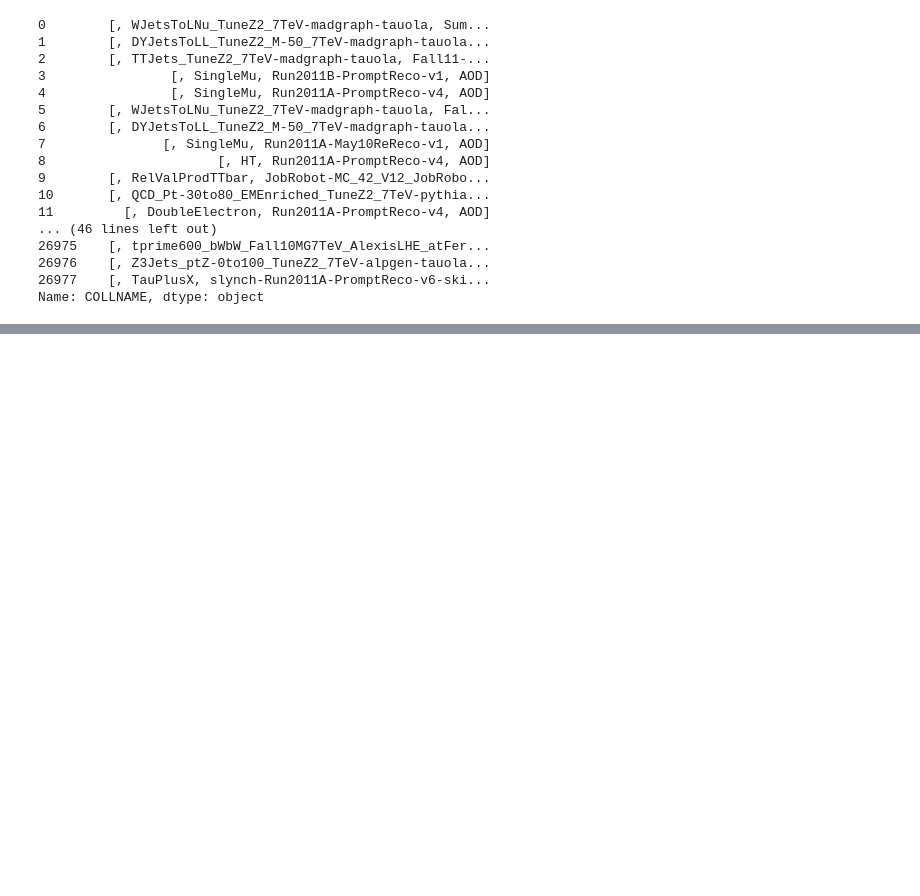
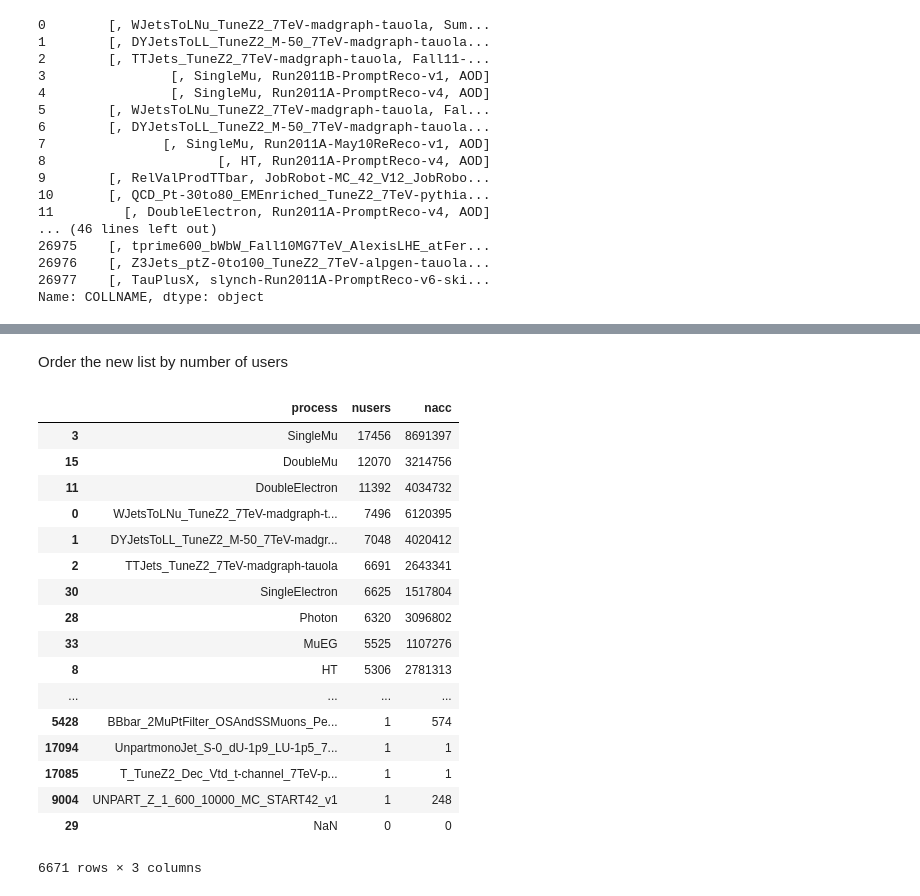
Before and after one commit to katilp/cms-data-popularity, a Jupyter notebook: compare-data-popularity.ipynb, the cells around one changed output, grey strips where cells are left out. Cells and saved outputs as stored; diff of their text form; code cells hidden in the pictures; blank space fills up the shorter version.

```diff
--- a/compare-data-popularity.ipynb
+++ b/compare-data-popularity.ipynb
@@ -261,0 +327,2 @@ new_df.head()
+# %%
+df_byprocess = pd.DataFrame({'process': new_df['process']})
@@ -261,0 +341,2 @@ new_df.head()
+# %%
+df_byprocess = df_byprocess.drop_duplicates()
@@ -261,0 +351,9 @@ new_df.head()
+# %%
+nusers = []
+nacc = []
+for index, row in df_byprocess.iterrows():
+#    print(row['process'],
+#        sum(new_df['NUSERS'].loc[new_df['process'] == df_byprocess['process'][index]]),
+#        sum(new_df['NACC'].loc[new_df['process'] == df_byprocess['process'][index]]))
+    nusers.append(sum(new_df['NUSERS'].loc[new_df['process'] == df_byprocess['process'][index]]))
+    nacc.append(sum(new_df['NACC'].loc[new_df['process'] == df_byprocess['process'][index]]))
@@ -261,0 +362,5 @@ new_df.head()
+# %%
+df_byprocess['nusers'] = nusers
+df_byprocess['nacc'] = nacc
+
+df_byprocess.head(6)
@@ -261,0 +375,23 @@ new_df.head()
+# %% [markdown]
+Order the new list by number of users
+# %%
+df_byprocess.sort_values('nusers',ascending=False)
+# %% [output]
+|  | process | nusers | nacc |
+| 3 | SingleMu | 17456 | 8691397 |
+| 15 | DoubleMu | 12070 | 3214756 |
+| 11 | DoubleElectron | 11392 | 4034732 |
+| 0 | WJetsToLNu_TuneZ2_7TeV-madgraph-t... | 7496 | 6120395 |
+| 1 | DYJetsToLL_TuneZ2_M-50_7TeV-madgr... | 7048 | 4020412 |
+| 2 | TTJets_TuneZ2_7TeV-madgraph-tauola | 6691 | 2643341 |
+| 30 | SingleElectron | 6625 | 1517804 |
+| 28 | Photon | 6320 | 3096802 |
+| 33 | MuEG | 5525 | 1107276 |
+| 8 | HT | 5306 | 2781313 |
+| ... | ... | ... | ... |
+| 5428 | BBbar_2MuPtFilter_OSAndSSMuons_Pe... | 1 | 574 |
+| 17094 | UnpartmonoJet_S-0_dU-1p9_LU-1p5_7... | 1 | 1 |
+| 17085 | T_TuneZ2_Dec_Vtd_t-channel_7TeV-p... | 1 | 1 |
+| 9004 | UNPART_Z_1_600_10000_MC_START42_v1 | 1 | 248 |
+| 29 | NaN | 0 | 0 |
+6671 rows × 3 columns
```
Also changed, not shown: parts of 19 cells of this notebook.
